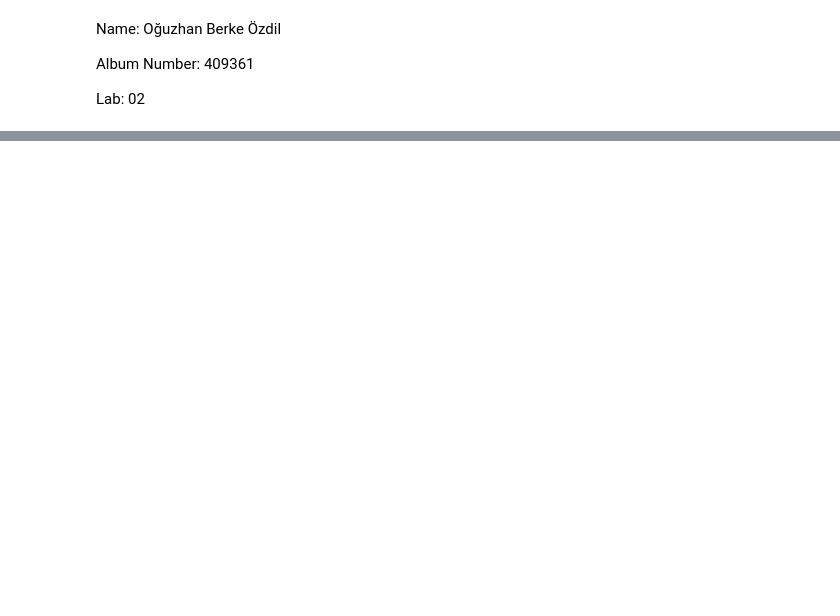
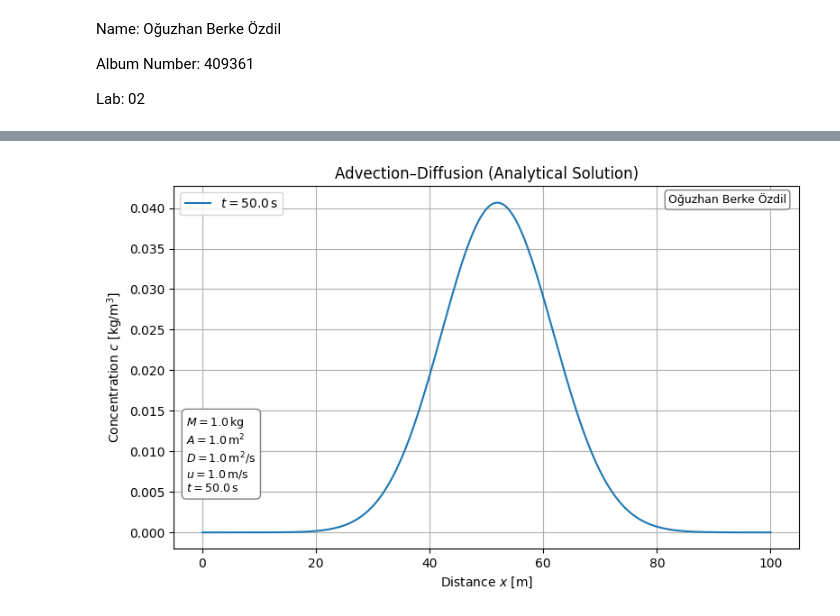
Before and after one commit to OguzhanBerkeOzdil/AGH-MPS-2025, a Jupyter notebook: lab_02/mps_lab02_report.ipynb, the cells around one changed output, grey strips where cells are left out. Saved outputs shown, nothing was run; the diff lists cells and outputs as text; code cells hidden in the pictures; blank space fills up the shorter version.

```diff
--- a/lab_02/mps_lab02_report.ipynb
+++ b/lab_02/mps_lab02_report.ipynb
@@ -46,4 +63,5 @@ import numpy as np
 import matplotlib.pyplot as plt
 import pint
 
-si = pint.UnitRegistry()
+ureg = pint.UnitRegistry()
+Q_ = ureg.Quantity
@@ -164,0 +94,9 @@ plt.show()
+# %%
+M = Q_(1.0, "kg")     # total mass
+A = Q_(1.0, "m^2")    # cross-sectional area
+D = Q_(1.0, "m^2/s")  # diffusion coefficient
+u = Q_(1.0, "m/s")    # velocity
+
+# We'll evaluate c(x,t) at a single time, t=50 s, across x=0..100 m
+t = Q_(50.0, "s")
+x_values = np.linspace(0, 100, 200) * ureg.m
@@ -164,0 +188,47 @@ plt.show()
+# %%
+c_values = [c_analytic(x, t, M, A, D, u) for x in x_values]
+
+plt.figure(figsize=(8, 5))
+
+plt.plot(
+    x_values.magnitude,
+    c_values,
+    label=rf"$t = {t.magnitude}\,\mathrm{{s}}$"
+)
+
+plt.xlabel(f"Distance $x$ [{x_values.units:~P}]")
+plt.ylabel(r"Concentration $c$ [$\mathrm{kg/m^3}$]")
+plt.title("Advection–Diffusion (Analytical Solution)")
+plt.grid(True)
+plt.legend(loc="upper left")
+
+plt.text(
+    0.98, 0.98, "Oğuzhan Berke Özdil",
+    transform=plt.gca().transAxes,
+    fontsize=9,
+    verticalalignment='top',
+    horizontalalignment='right',
+    bbox=dict(facecolor='white', edgecolor='gray', boxstyle='round,pad=0.3')
+)
+
+info_text = (
+    rf"$M = {M.magnitude}\,\mathrm{{kg}}$" + "\n"
+    rf"$A = {A.magnitude}\,\mathrm{{m^2}}$" + "\n"
+    rf"$D = {D.magnitude}\,\mathrm{{m^2/s}}$" + "\n"
+    rf"$u = {u.magnitude}\,\mathrm{{m/s}}$" + "\n"
+    rf"$t = {t.magnitude}\,\mathrm{{s}}$"
+)
+
+plt.text(
+    0.02, 0.15, info_text,
+    transform=plt.gca().transAxes,
+    fontsize=9,
+    verticalalignment='bottom',
+    horizontalalignment='left',
+    bbox=dict(facecolor='white', edgecolor='gray', boxstyle='round,pad=0.4')
+)
+
+plt.tight_layout()
+plt.show()
+# %% [output]
+[figure, added]
```
Also changed, not shown: parts of 19 cells of this notebook, 1 other file.
